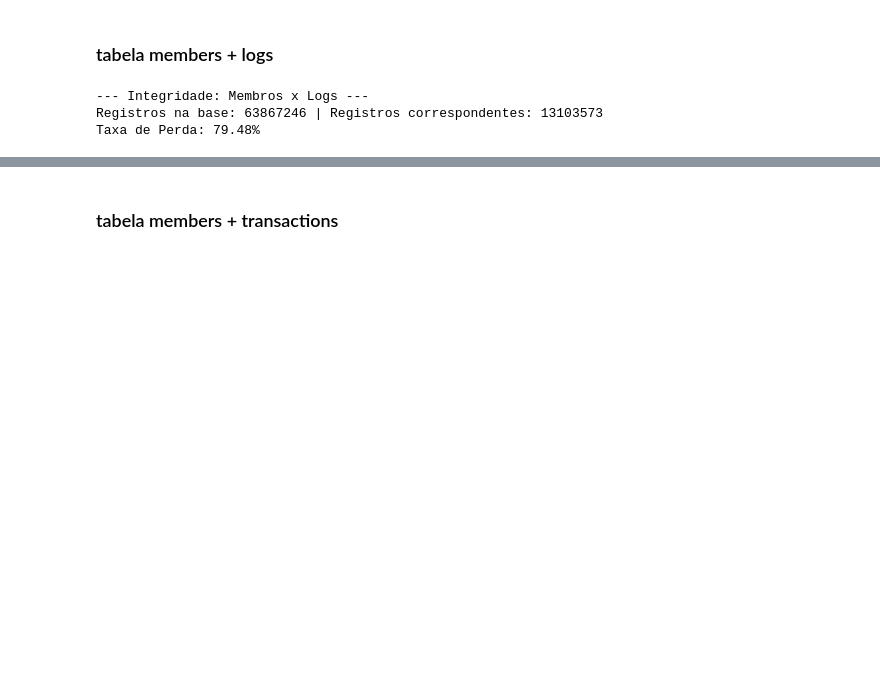
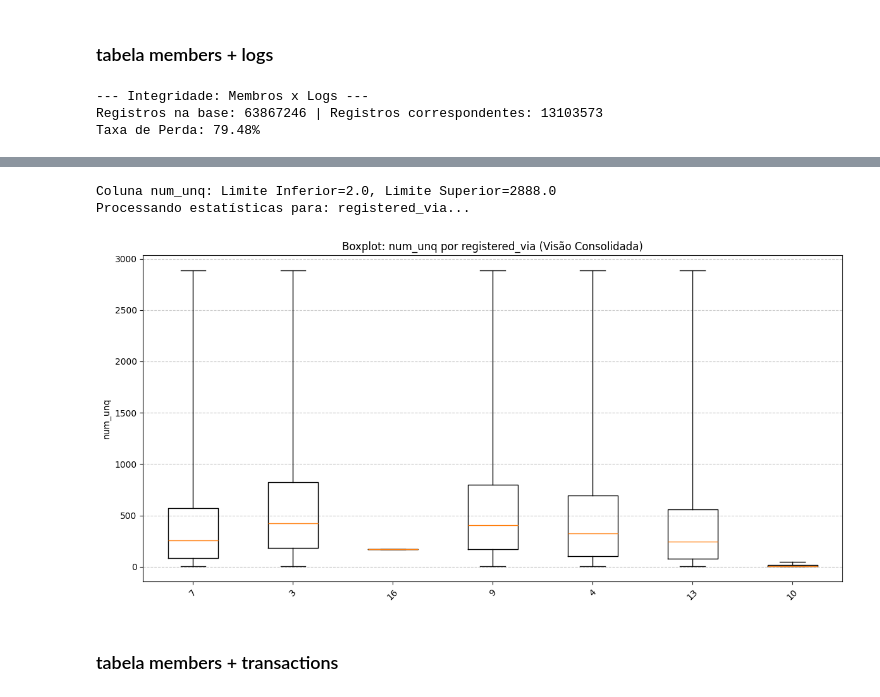
Before and after one commit to GuMauriz/datamaster, a Jupyter notebook: project.ipynb, the cells around one changed output, grey strips where cells are left out. Saved outputs shown, nothing was run; the diff lists cells and outputs as text; code cells hidden in the pictures; blank space fills up the shorter version.

```diff
--- a/project.ipynb
+++ b/project.ipynb
@@ -2537,3 +2676,10 @@ df_members_logs = df_members.join(df_logs, on=["msno", "safra"], how="full_outer
+# %%
+df_atv_members_logs = aplicar_winsorizacao(df_atv_members_logs, ["num_unq"])
+plot_boxplot(df_atv_members_logs, ["registered_via"], "num_unq", agrupar_por_safra=False)
+# %% [output]
+Coluna num_unq: Limite Inferior=2.0, Limite Superior=2888.0
+Processando estatísticas para: registered_via...
+[figure, added]
 # %% [markdown]
 ### tabela members + transactions
 # %%
```
Also changed, not shown: parts of 53 cells of this notebook.
